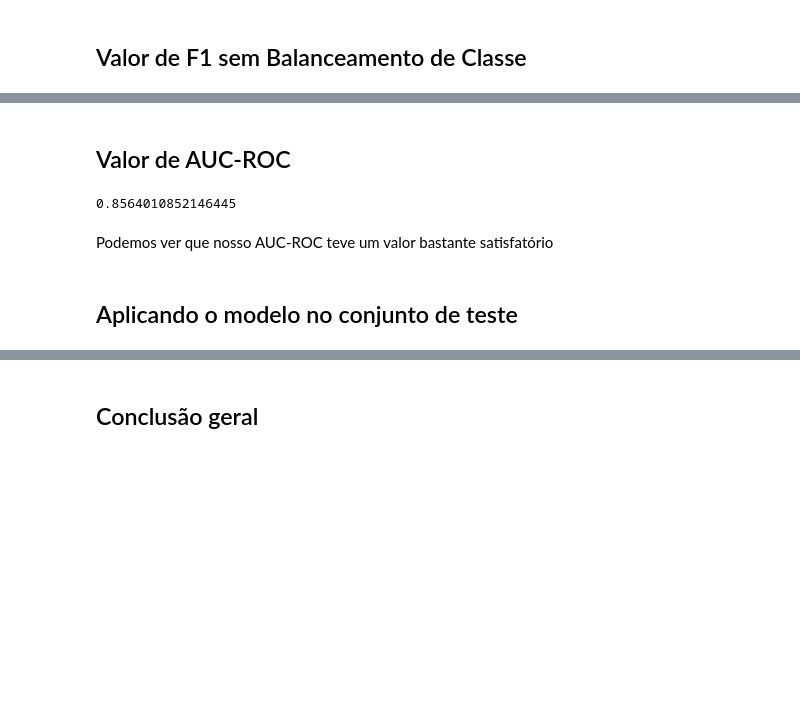
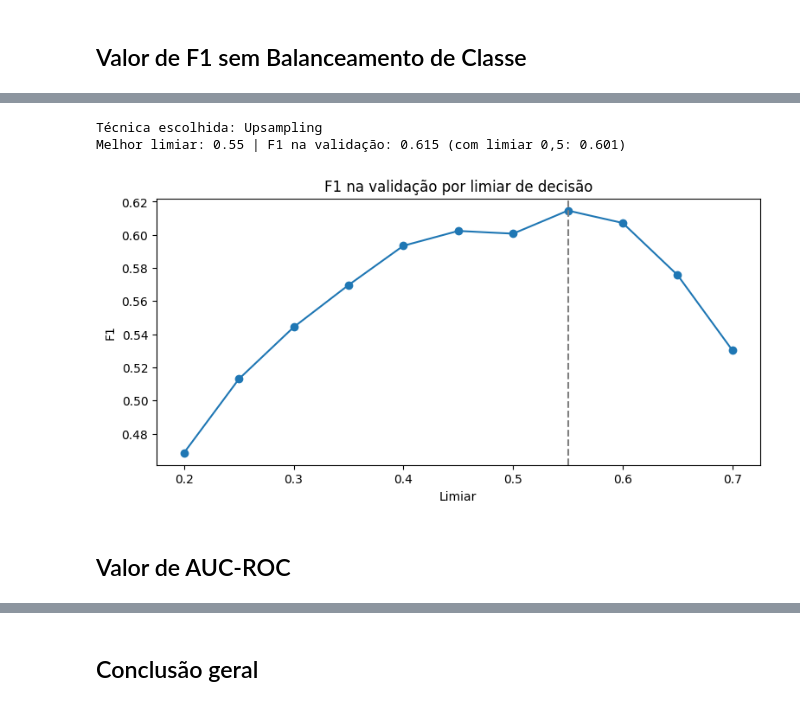
Before and after one commit to gabrieldeoliver1/Projetos, a Jupyter notebook: Projeto_08/8.modelo_de_previsao_se_um_cliente_deixara_o_banco_em_breve.ipynb, the cells around one changed output, grey strips where cells are left out. Saved outputs shown, nothing was run; the diff lists cells and outputs as text; code cells hidden in the pictures; blank space fills up the shorter version.

```diff
--- a/Projeto_08/8.modelo_de_previsao_se_um_cliente_deixara_o_banco_em_breve.ipynb
+++ b/Projeto_08/8.modelo_de_previsao_se_um_cliente_deixara_o_banco_em_breve.ipynb
@@ -643,18 +549,0 @@ weighted avg       0.84      0.84      0.84      8446
-# %%
-def downsample(features, target, fraction):
-    features_zeros = features[target == 0]
-    features_ones = features[target == 1]
-    target_zeros = target[target == 0]
-    target_ones = target[target == 1]
-
-    features_downsampled = pd.concat(
-        [features_zeros.sample(frac=fraction, random_state=12345)] + [features_ones])
-    target_downsampled = pd.concat(
-        [target_zeros.sample(frac=fraction, random_state=12345)] + [target_ones])
-
-    features_downsampled, target_downsampled = shuffle(
-        features_downsampled, target_downsampled, random_state=12345)
-
-    return features_downsampled, target_downsampled
-
-features_downsampled, target_downsampled = downsample(features_train, target_train, 0.3)
@@ -694,0 +550,6 @@ Acurácia de 85% sem o balanceamento de classe, e 84% com o balanceamento de cla
+# %%
+modelo_sem_balanceamento = RandomForestClassifier(random_state=12345, max_depth=MAX_DEPTH, n_estimators=N_ESTIMATORS, n_jobs=-1)
+modelo_sem_balanceamento.fit(features_train, target_train)
+previsoes_valid = modelo_sem_balanceamento.predict(features_valid)
+print("Matriz de confusão (validação):\n", confusion_matrix(target_valid, previsoes_valid))
+print(classification_report(target_valid, previsoes_valid))
@@ -695,20 +630,23 @@ Acurácia de 85% sem o balanceamento de classe, e 84% com o balanceamento de cla
+# %%
+TECNICA = comparacao["F1"].idxmax()
+modelo_escolhido = modelos[TECNICA]
+probabilidades_valid = modelo_escolhido.predict_proba(features_valid)[:, 1]
+limiares = np.arange(0.20, 0.71, 0.05)
+f1_por_limiar = pd.Series([f1_score(target_valid, probabilidades_valid >= l) for l in limiares], index=limiares.round(2))
+LIMIAR = f1_por_limiar.idxmax()
+print(f"Técnica escolhida: {TECNICA}")
+print(f"Melhor limiar: {LIMIAR} | F1 na validação: {f1_por_limiar.max():.3f} (com limiar 0,5: {f1_score(target_valid, probabilidades_valid >= 0.5):.3f})")
+
+fig, ax = plt.subplots(figsize=(9, 4))
+ax.plot(f1_por_limiar.index, f1_por_limiar.values, marker="o")
+ax.axvline(LIMIAR, color="gray", ls="--")
+ax.set_title("F1 na validação por limiar de decisão")
+ax.set_xlabel("Limiar")
+ax.set_ylabel("F1")
+plt.show()
+# %% [output]
+Técnica escolhida: Upsampling
+Melhor limiar: 0.55 | F1 na validação: 0.615 (com limiar 0,5: 0.601)
+[figure, added]
 # %% [markdown]
 ## Valor de AUC-ROC
-# %%
-# Obtém as probabilidades das classes para o conjunto de validação usando o modelo treinado
-probabilities_valid = model_downsampled.predict_proba(features_valid)
-
-# Extrai as probabilidades da classe 1 (ou seja, a classe positiva)
-probabilities_one_valid = probabilities_valid[:, 1]
-
-# Calcula a AUC-ROC (Área sob a Curva Receiver Operating Characteristic) usando as verdadeiras classes e as probabilidades da classe 1
-auc_roc = roc_auc_score(target_valid, probabilities_one_valid)
-
-# Exibe o valor da AUC-ROC calculada
-print(auc_roc)
-# %% [output]
-0.8564010852146445
-# %% [markdown]
-Podemos ver que nosso AUC-ROC teve um valor bastante satisfatório
-# %% [markdown]
-## Aplicando o modelo no conjunto de teste
```
Also changed, not shown: parts of 59 cells of this notebook, 1 other file.
